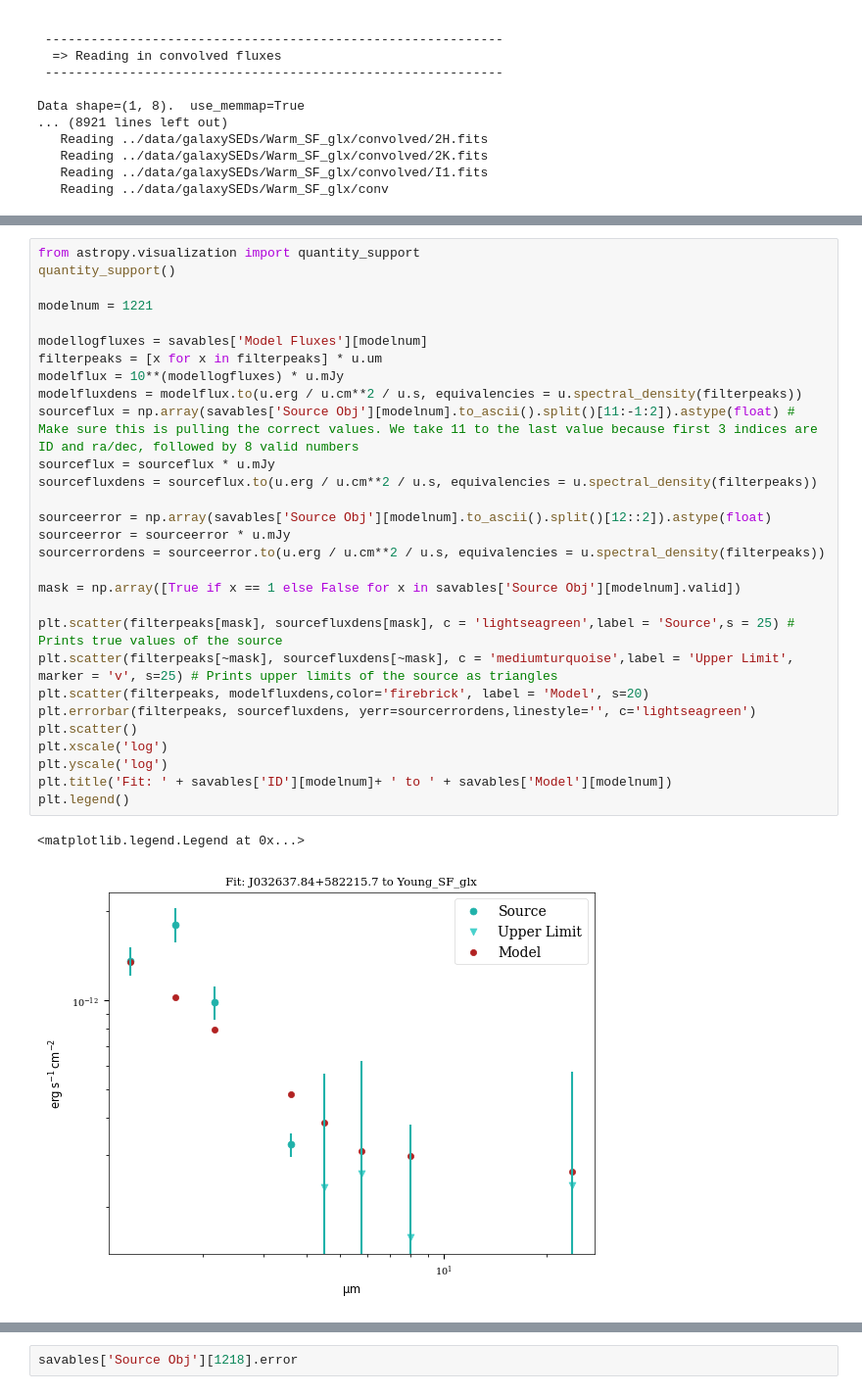
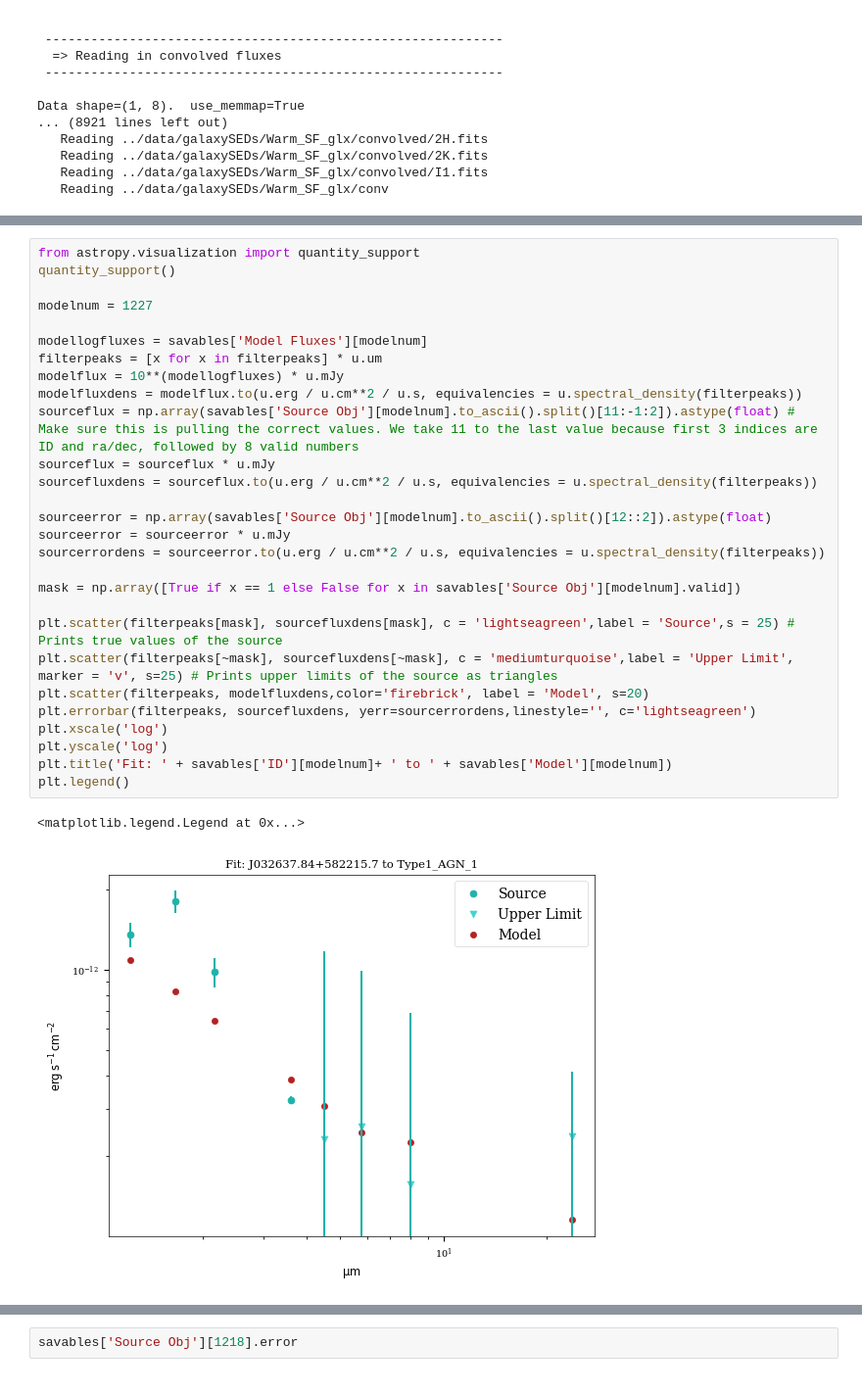
Before and after one commit to jridenba/REU-Notebooks, a Jupyter notebook: SESNA Galactic Fitting.ipynb, the cells around one changed output, grey strips where cells are left out. Shown at 98% size. Saved outputs shown, nothing was run; the diff lists cells and outputs as text.

```diff
--- a/SESNA Galactic Fitting.ipynb
+++ b/SESNA Galactic Fitting.ipynb
@@ -126,35 +126,34 @@ print(np.array(info.source.to_ascii().split()[11:-1:2]).astype(float)[~mask])
 # %%
 from astropy.visualization import quantity_support
 quantity_support()
 
-modelnum = 1221
+modelnum = 1227
 
 modellogfluxes = savables['Model Fluxes'][modelnum]
 filterpeaks = [x for x in filterpeaks] * u.um
 modelflux = 10**(modellogfluxes) * u.mJy
 modelfluxdens = modelflux.to(u.erg / u.cm**2 / u.s, equivalencies = u.spectral_density(filterpeaks))
 sourceflux = np.array(savables['Source Obj'][modelnum].to_ascii().split()[11:-1:2]).astype(float) # Make sure this is pulling the correct values. We take 11 to the last value because first 3 indices are ID and ra/dec, followed by 8 valid numbers
 sourceflux = sourceflux * u.mJy
 sourcefluxdens = sourceflux.to(u.erg / u.cm**2 / u.s, equivalencies = u.spectral_density(filterpeaks))
 
 sourceerror = np.array(savables['Source Obj'][modelnum].to_ascii().split()[12::2]).astype(float)
 sourceerror = sourceerror * u.mJy
 sourcerrordens = sourceerror.to(u.erg / u.cm**2 / u.s, equivalencies = u.spectral_density(filterpeaks))
 
 mask = np.array([True if x == 1 else False for x in savables['Source Obj'][modelnum].valid])
 
 plt.scatter(filterpeaks[mask], sourcefluxdens[mask], c = 'lightseagreen',label = 'Source',s = 25) # Prints true values of the source
 plt.scatter(filterpeaks[~mask], sourcefluxdens[~mask], c = 'mediumturquoise',label = 'Upper Limit', marker = 'v', s=25) # Prints upper limits of the source as triangles
 plt.scatter(filterpeaks, modelfluxdens,color='firebrick', label = 'Model', s=20)
 plt.errorbar(filterpeaks, sourcefluxdens, yerr=sourcerrordens,linestyle='', c='lightseagreen')
-plt.scatter()
 plt.xscale('log')
 plt.yscale('log')
 plt.title('Fit: ' + savables['ID'][modelnum]+ ' to ' + savables['Model'][modelnum])
 plt.legend()
 # %% [output]
 <matplotlib.legend.Legend at 0x...>
-[figure, old version]
+[figure, new version]
 # %%
 savables[savables['Chi^2 DOF']>=4].sort_values(by='Chi^2')
 # %% [output]
```
Also changed, not shown: parts of 3 cells of this notebook, 1 other file.
